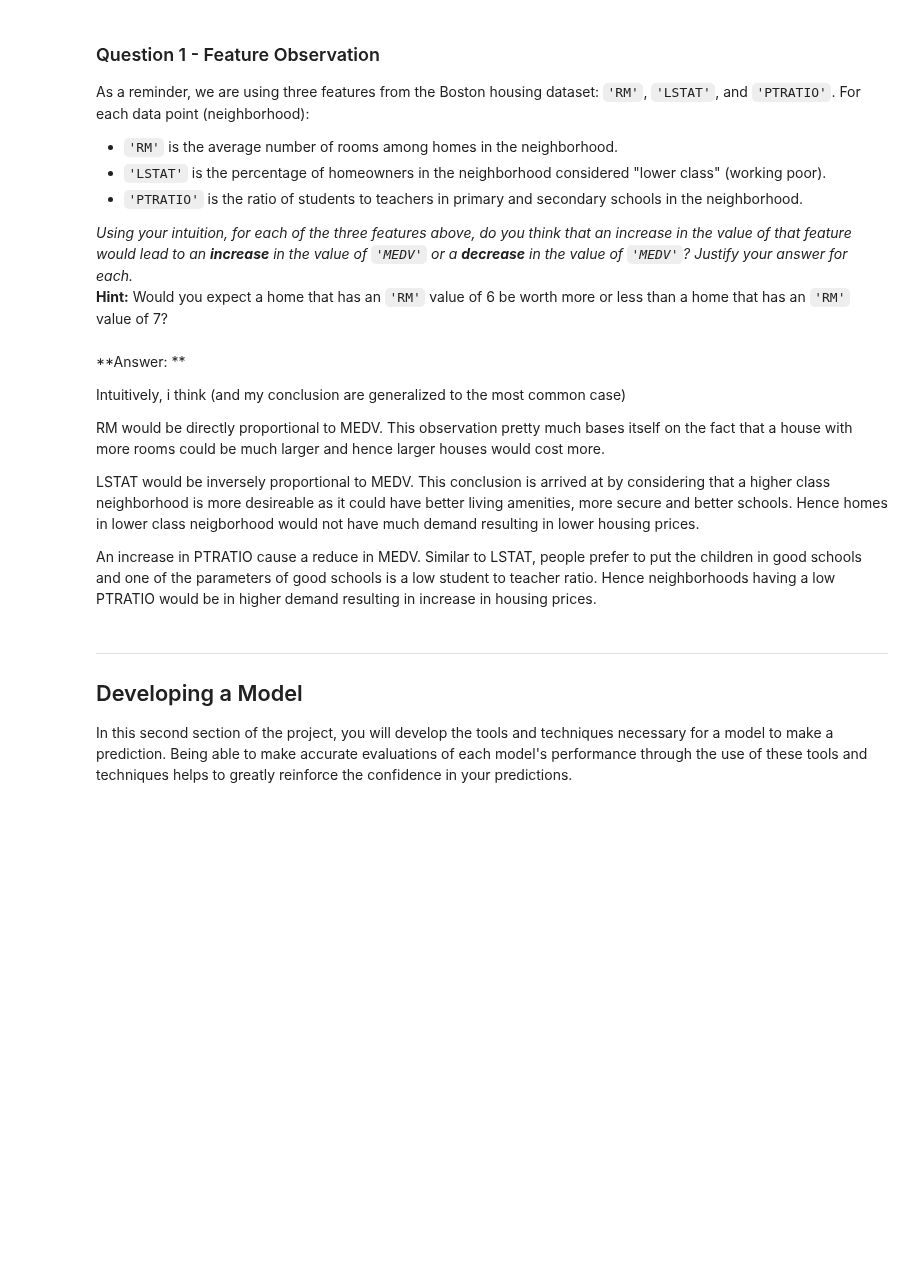
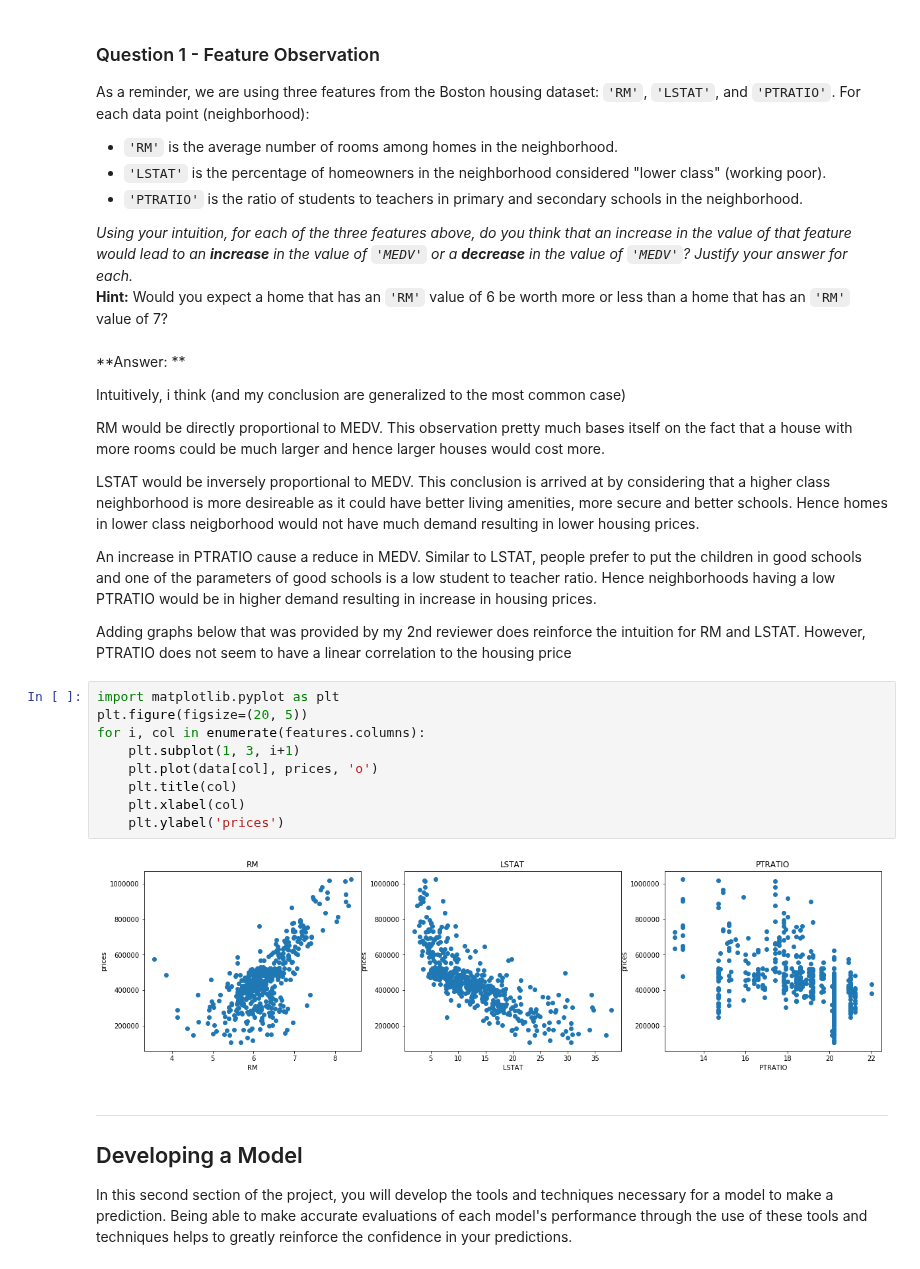
Before and after one commit to daemon515/ml, a Jupyter notebook: projects/boston_housing/boston_housing.ipynb, the cells around one changed output. Cells and saved outputs as stored; diff of their text form; blank space fills up the shorter version.

Commit message:
Boston housing assignment 3rd submission

```diff
--- a/projects/boston_housing/boston_housing.ipynb
+++ b/projects/boston_housing/boston_housing.ipynb
@@ -102,6 +102,20 @@ RM would be directly proportional to MEDV. This observation pretty much bases it
 LSTAT would be inversely proportional to MEDV. This conclusion is arrived at by considering that a higher class neighborhood is more desireable as it could have better living amenities, more secure and better schools. Hence homes in lower class neigborhood would not have much demand resulting in lower housing prices.
 
 An increase in PTRATIO cause a reduce in MEDV. Similar to LSTAT, people prefer to put the children in good schools and one of the parameters of good schools is a low student to teacher ratio. Hence neighborhoods having a low PTRATIO would be in higher demand resulting in increase in housing prices.
+
+
+Adding graphs below that was provided by my 2nd reviewer does reinforce the intuition for RM and LSTAT. However, PTRATIO does not seem to have a linear correlation to the housing price
+# %%
+import matplotlib.pyplot as plt
+plt.figure(figsize=(20, 5))
+for i, col in enumerate(features.columns):
+    plt.subplot(1, 3, i+1)
+    plt.plot(data[col], prices, 'o')
+    plt.title(col)
+    plt.xlabel(col)
+    plt.ylabel('prices')
+# %% [output]
+[figure, added]
 # %% [markdown]
 ----
 
```
Also changed, not shown: parts of 10 cells of this notebook, 1 other file.
